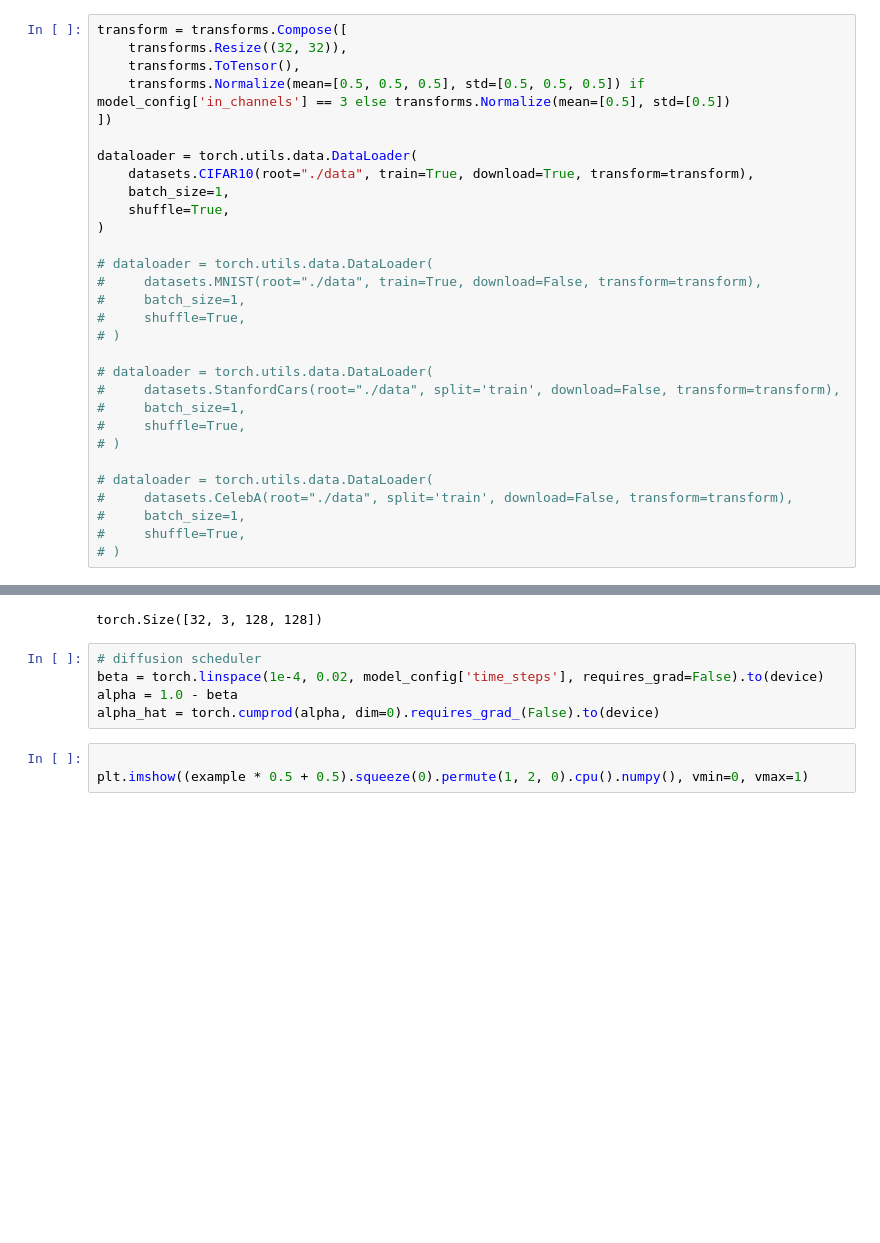
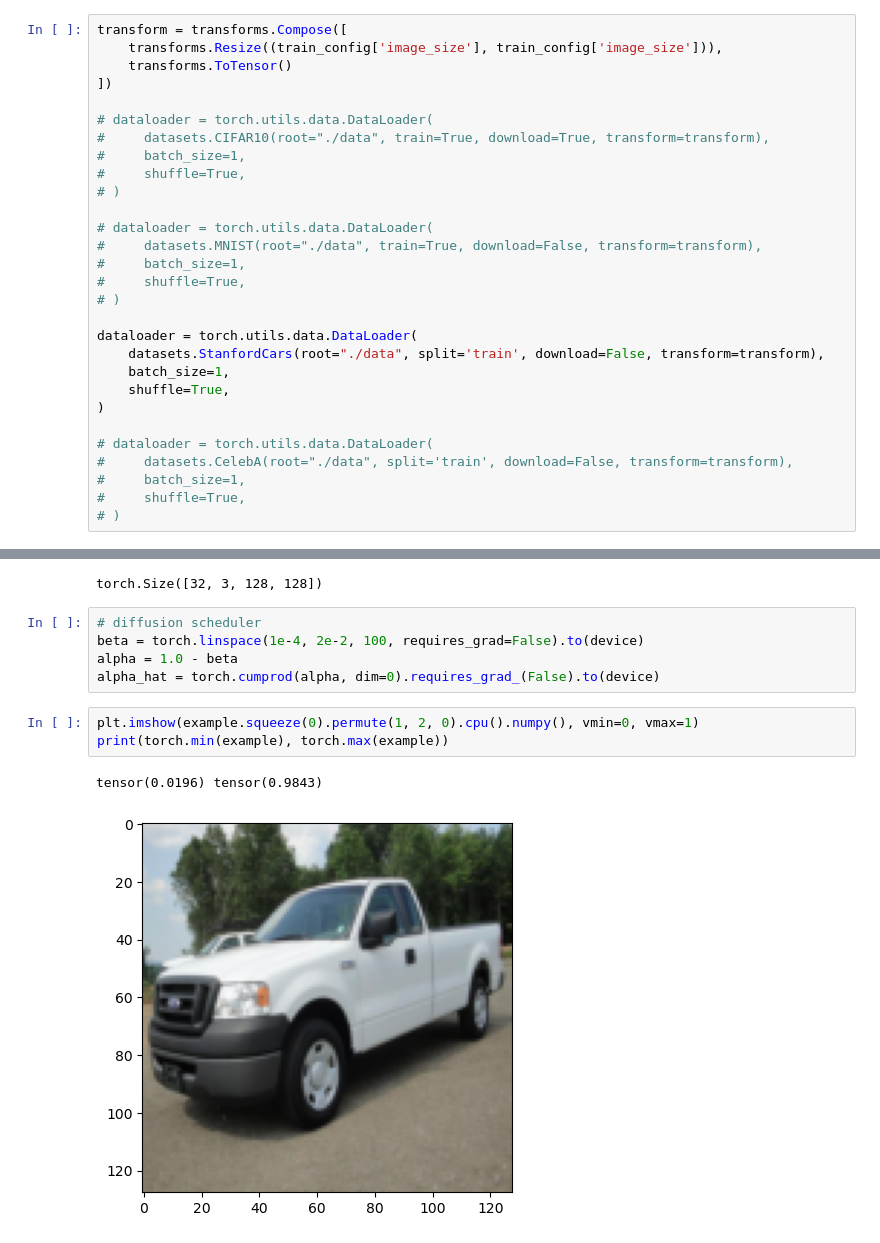
Before and after one commit to joshnegreanu/image-diffusion, a Jupyter notebook: test.ipynb, the cells around one changed output, grey strips where cells are left out. Saved outputs shown, nothing was run; the diff lists cells and outputs as text; blank space fills up the shorter version.

```diff
--- a/test.ipynb
+++ b/test.ipynb
@@ -31,15 +61,14 @@ model_config = {
 # %%
 transform = transforms.Compose([
-    transforms.Resize((32, 32)),
-    transforms.ToTensor(),
-    transforms.Normalize(mean=[0.5, 0.5, 0.5], std=[0.5, 0.5, 0.5]) if model_config['in_channels'] == 3 else transforms.Normalize(mean=[0.5], std=[0.5])
+    transforms.Resize((train_config['image_size'], train_config['image_size'])),
+    transforms.ToTensor()
 ])
 
-dataloader = torch.utils.data.DataLoader(
-    datasets.CIFAR10(root="./data", train=True, download=True, transform=transform),
-    batch_size=1,
-    shuffle=True,
-)
+# dataloader = torch.utils.data.DataLoader(
+#     datasets.CIFAR10(root="./data", train=True, download=True, transform=transform),
+#     batch_size=1,
+#     shuffle=True,
+# )
 
 # dataloader = torch.utils.data.DataLoader(
 #     datasets.MNIST(root="./data", train=True, download=False, transform=transform),
@@ -47,11 +76,11 @@ dataloader = torch.utils.data.DataLoader(
 #     shuffle=True,
 # )
 
-# dataloader = torch.utils.data.DataLoader(
-#     datasets.StanfordCars(root="./data", split='train', download=False, transform=transform),
-#     batch_size=1,
-#     shuffle=True,
-# )
+dataloader = torch.utils.data.DataLoader(
+    datasets.StanfordCars(root="./data", split='train', download=False, transform=transform),
+    batch_size=1,
+    shuffle=True,
+)
 
 # dataloader = torch.utils.data.DataLoader(
 #     datasets.CelebA(root="./data", split='train', download=False, transform=transform),
@@ -106,12 +99,15 @@ print(y.shape) # should be [32, 3, 32, 32]
 torch.Size([32, 3, 128, 128])
 # %%
 # diffusion scheduler
-beta = torch.linspace(1e-4, 0.02, model_config['time_steps'], requires_grad=False).to(device)
+beta = torch.linspace(1e-4, 2e-2, 100, requires_grad=False).to(device)
 alpha = 1.0 - beta
 alpha_hat = torch.cumprod(alpha, dim=0).requires_grad_(False).to(device)
 # %%
-
-plt.imshow((example * 0.5 + 0.5).squeeze(0).permute(1, 2, 0).cpu().numpy(), vmin=0, vmax=1)
+plt.imshow(example.squeeze(0).permute(1, 2, 0).cpu().numpy(), vmin=0, vmax=1)
+print(torch.min(example), torch.max(example))
+# %% [output]
+tensor(0.0196) tensor(0.9843)
+[figure, added]
 # %%
 batch = example.to(device)
 t = 10
```
Also changed, not shown: parts of 7 cells of this notebook, 1 other file.
